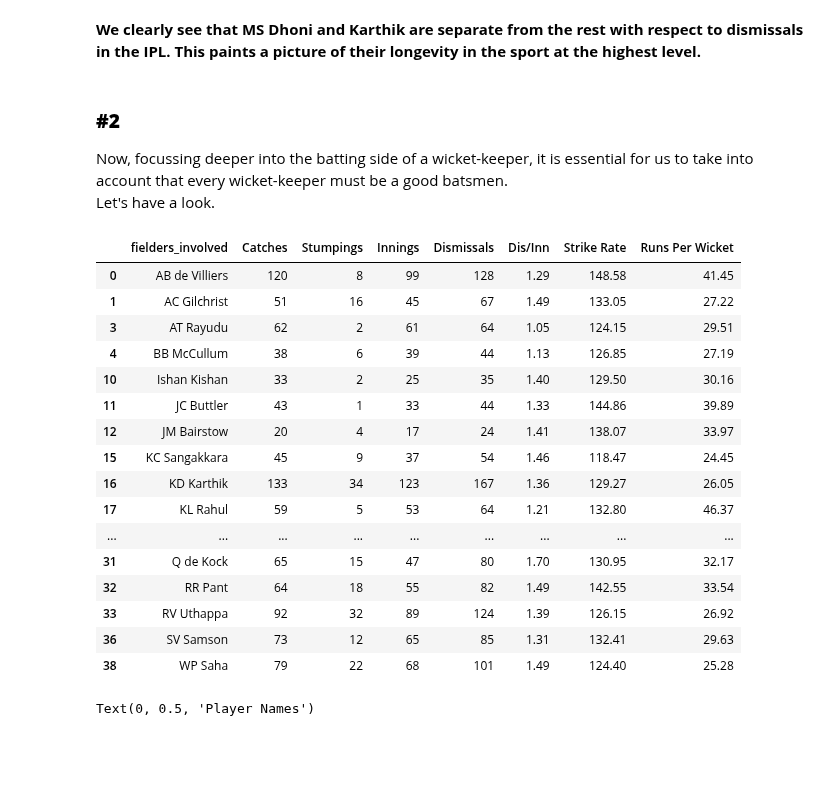
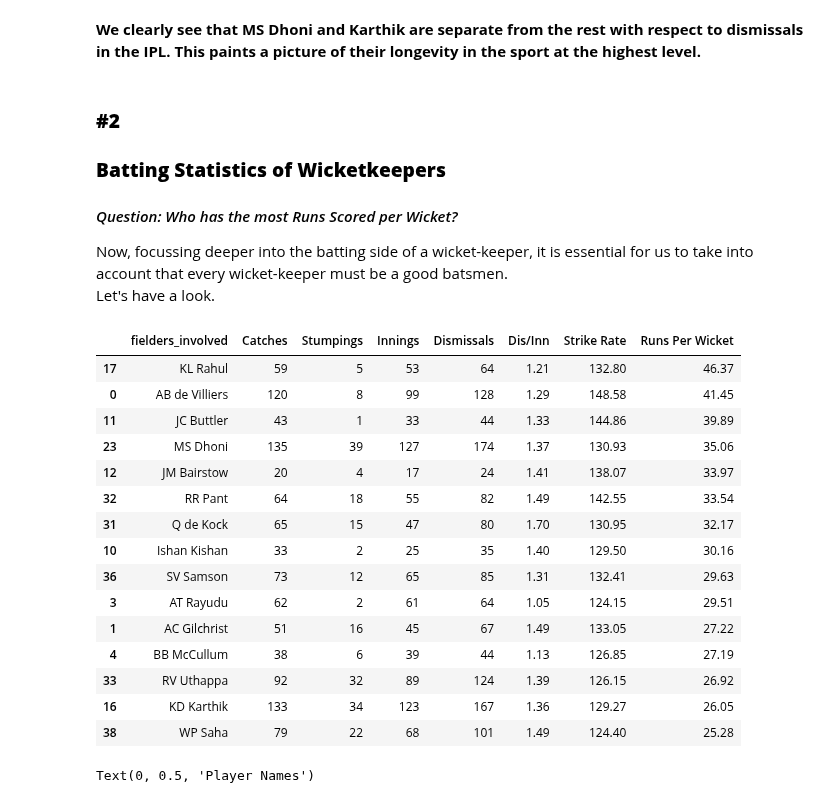
Before and after one commit to ubco-W2022T2-data301/project-group-group60, a Jupyter notebook: analysis/analysis3.ipynb, the cells around one changed output. Saved outputs shown, nothing was run; the diff lists cells and outputs as text; code cells hidden in the pictures; blank space fills up the shorter version.

```diff
--- a/analysis/analysis3.ipynb
+++ b/analysis/analysis3.ipynb
@@ -94,28 +98,30 @@ Text(0, 0.5, 'Player Names')
 **We clearly see that MS Dhoni and Karthik are separate from the rest with respect to dismissals in the IPL. This paints a picture of their longevity in the sport at the highest level.**
 # %% [markdown]
 ### **#2**
+### **Batting Statistics of Wicketkeepers**
+#### *Question: Who has the most Runs Scored per Wicket?*
+
 Now, focussing deeper into the batting side of a wicket-keeper, it is essential for us to take into account that every wicket-keeper must be a good batsmen.\
 Let's have a look.
 # %%
 keeper_batsmen_stats = pf3.find_and_merge_batting_stats_of_keepers(final_wicketkeeping_stats)
-keeper_batsmen_stats
+keeper_batsmen_stats.sort_values(by="Runs Per Wicket", ascending = False).head(15)
 # %% [output]
 |  | fielders_involved | Catches | Stumpings | Innings | Dismissals | Dis/Inn | Strike Rate | Runs Per Wicket |
+| 17 | KL Rahul | 59 | 5 | 53 | 64 | 1.21 | 132.80 | 46.37 |
 | 0 | AB de Villiers | 120 | 8 | 99 | 128 | 1.29 | 148.58 | 41.45 |
+| 11 | JC Buttler | 43 | 1 | 33 | 44 | 1.33 | 144.86 | 39.89 |
+| 23 | MS Dhoni | 135 | 39 | 127 | 174 | 1.37 | 130.93 | 35.06 |
+| 12 | JM Bairstow | 20 | 4 | 17 | 24 | 1.41 | 138.07 | 33.97 |
+| 32 | RR Pant | 64 | 18 | 55 | 82 | 1.49 | 142.55 | 33.54 |
+| 31 | Q de Kock | 65 | 15 | 47 | 80 | 1.70 | 130.95 | 32.17 |
+| 10 | Ishan Kishan | 33 | 2 | 25 | 35 | 1.40 | 129.50 | 30.16 |
+| 36 | SV Samson | 73 | 12 | 65 | 85 | 1.31 | 132.41 | 29.63 |
+| 3 | AT Rayudu | 62 | 2 | 61 | 64 | 1.05 | 124.15 | 29.51 |
 | 1 | AC Gilchrist | 51 | 16 | 45 | 67 | 1.49 | 133.05 | 27.22 |
-| 3 | AT Rayudu | 62 | 2 | 61 | 64 | 1.05 | 124.15 | 29.51 |
 | 4 | BB McCullum | 38 | 6 | 39 | 44 | 1.13 | 126.85 | 27.19 |
-| 10 | Ishan Kishan | 33 | 2 | 25 | 35 | 1.40 | 129.50 | 30.16 |
-| 11 | JC Buttler | 43 | 1 | 33 | 44 | 1.33 | 144.86 | 39.89 |
-| 12 | JM Bairstow | 20 | 4 | 17 | 24 | 1.41 | 138.07 | 33.97 |
-| 15 | KC Sangakkara | 45 | 9 | 37 | 54 | 1.46 | 118.47 | 24.45 |
+| 33 | RV Uthappa | 92 | 32 | 89 | 124 | 1.39 | 126.15 | 26.92 |
 | 16 | KD Karthik | 133 | 34 | 123 | 167 | 1.36 | 129.27 | 26.05 |
-| 17 | KL Rahul | 59 | 5 | 53 | 64 | 1.21 | 132.80 | 46.37 |
-| ... | ... | ... | ... | ... | ... | ... | ... | ... |
-| 31 | Q de Kock | 65 | 15 | 47 | 80 | 1.70 | 130.95 | 32.17 |
-| 32 | RR Pant | 64 | 18 | 55 | 82 | 1.49 | 142.55 | 33.54 |
-| 33 | RV Uthappa | 92 | 32 | 89 | 124 | 1.39 | 126.15 | 26.92 |
-| 36 | SV Samson | 73 | 12 | 65 | 85 | 1.31 | 132.41 | 29.63 |
 | 38 | WP Saha | 79 | 22 | 68 | 101 | 1.49 | 124.40 | 25.28 |
 # %%
 sns.barplot(data=keeper_batsmen_stats, x="Runs Per Wicket", y="fielders_involved")
```
Also changed, not shown: parts of 10 cells of this notebook.
